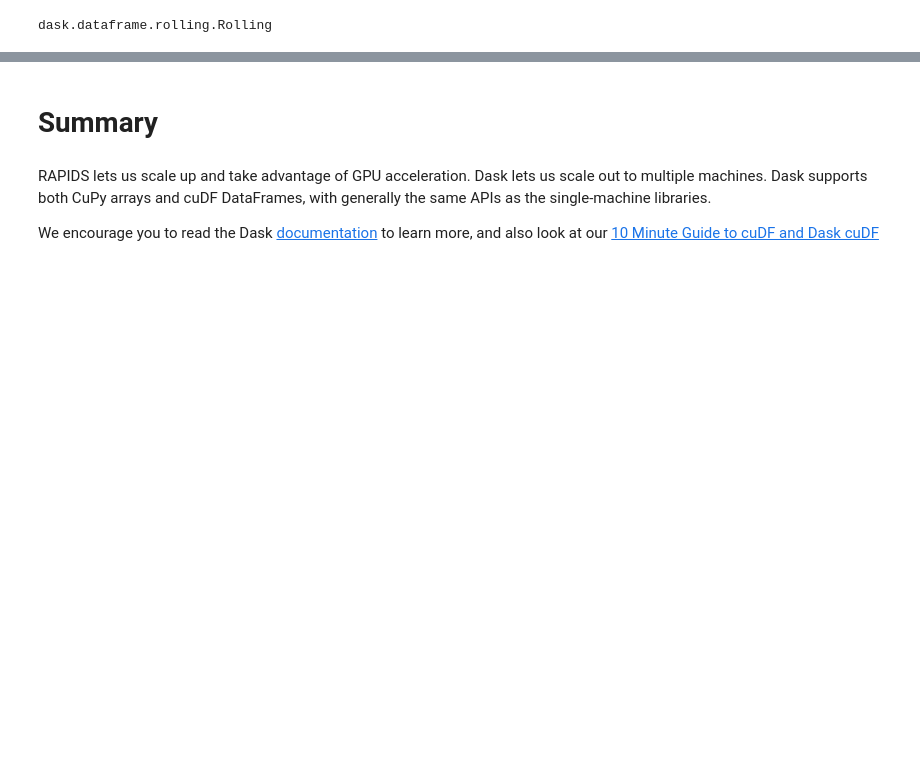
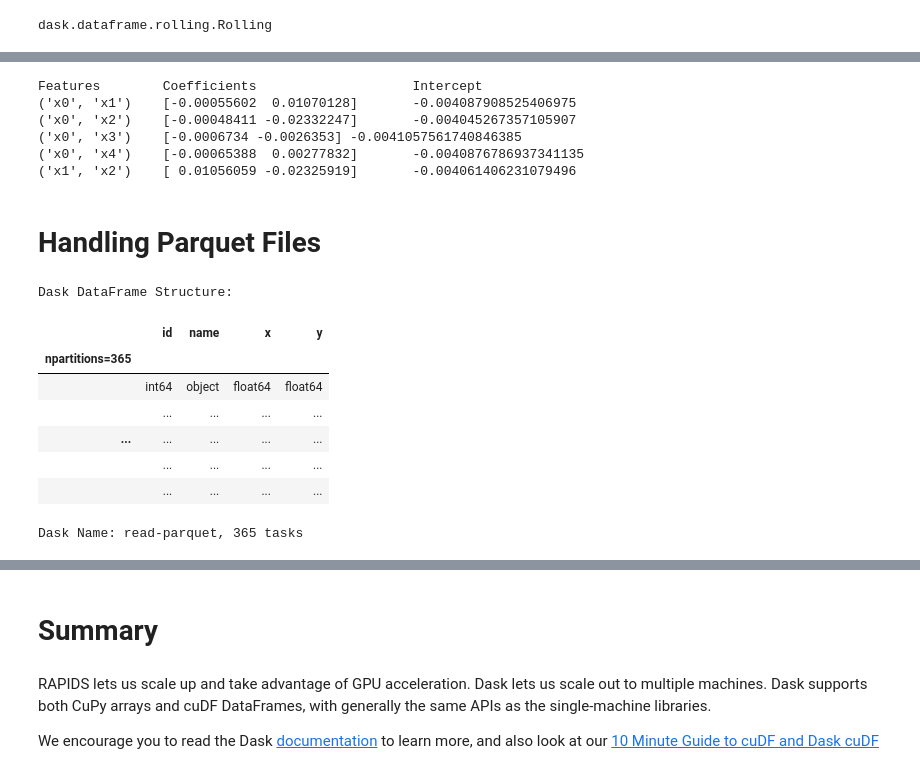
Before and after one commit to yidong72/XGBoostWorkshop, a Jupyter notebook: workshop/02-Intro_to_Dask.ipynb, the cells around one changed output, grey strips where cells are left out. Saved outputs shown, nothing was run; the diff lists cells and outputs as text; code cells hidden in the pictures; blank space fills up the shorter version.

```diff
--- a/workshop/02-Intro_to_Dask.ipynb
+++ b/workshop/02-Intro_to_Dask.ipynb
@@ -214,0 +243,23 @@ Watch the Dask Dashboard while this runs. You should see a lot of tasks in the s
+# %%
+results = []
+
+for features in feature_combinations:
+    # note how i'm passing the scattered data future
+    res = delayed(fit_ols)(data_future, features)
+    results.append(res)
+
+res = dask.compute(results)
+res = res[0]
+
+print("Features\tCoefficients\t\t\tIntercept")
+for i in range(5):
+    print(res[i][0], res[i][1].values, res[i][2], sep="\t")
+# %% [output]
+Features        Coefficients                    Intercept
+('x0', 'x1')    [-0.00055602  0.01070128]       -0.004087908525406975
+('x0', 'x2')    [-0.00048411 -0.02332247]       -0.004045267357105907
+('x0', 'x3')    [-0.0006734 -0.0026353] -0.0041057561740846385
+('x0', 'x4')    [-0.00065388  0.00277832]       -0.0040876786937341135
+('x1', 'x2')    [ 0.01056059 -0.02325919]       -0.004061406231079496
+# %% [markdown]
+# Handling Parquet Files
@@ -214,0 +270,13 @@ Watch the Dask Dashboard while this runs. You should see a lot of tasks in the s
+# %%
+ddf = dask_cudf.read_parquet("ddf.parquet/*.parquet")
+ddf
+# %% [output]
+Dask DataFrame Structure:
+|  | id | name | x | y |
+| npartitions=365 |  |  |  |  |
+|  | int64 | object | float64 | float64 |
+|  | ... | ... | ... | ... |
+| ... | ... | ... | ... | ... |
+|  | ... | ... | ... | ... |
+|  | ... | ... | ... | ... |
+Dask Name: read-parquet, 365 tasks
```
Also changed, not shown: parts of 53 cells of this notebook.
